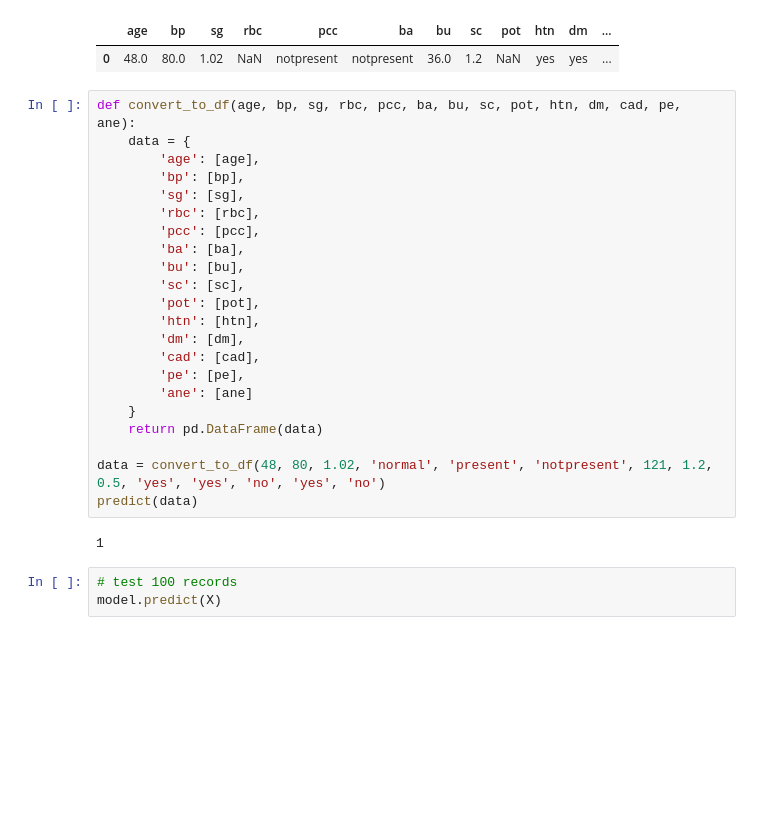
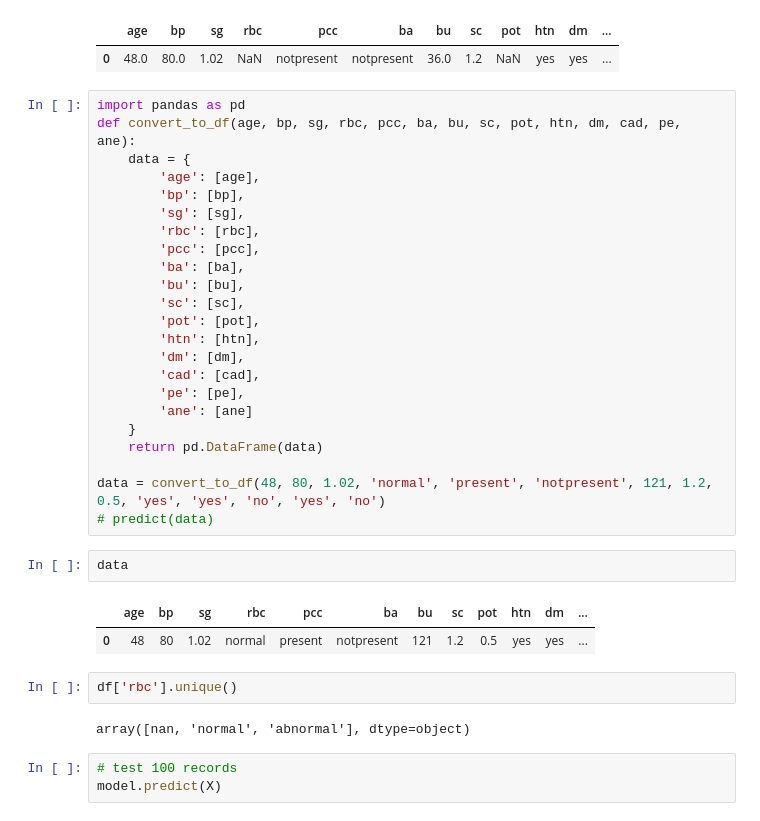
Before and after one commit to zaid-kamil/kidney-disease-prediction, a Jupyter notebook: ckd_ml.ipynb, the cells around one changed output. Cells and saved outputs as stored; diff of their text form; blank space fills up the shorter version.

```diff
--- a/ckd_ml.ipynb
+++ b/ckd_ml.ipynb
@@ -490,6 +490,7 @@ X.iloc[0:1, :]
 |  | age | bp | sg | rbc | pcc | ba | bu | sc | pot | htn | dm | ... |
 | 0 | 48.0 | 80.0 | 1.02 | NaN | notpresent | notpresent | 36.0 | 1.2 | NaN | yes | yes | ... |
 # %%
+import pandas as pd
 def convert_to_df(age, bp, sg, rbc, pcc, ba, bu, sc, pot, htn, dm, cad, pe, ane):
     data = {
         'age': [age],
@@ -510,9 +511,16 @@ def convert_to_df(age, bp, sg, rbc, pcc, ba, bu, sc, pot, htn, dm, cad, pe, ane)
     return pd.DataFrame(data)
 
 data = convert_to_df(48, 80, 1.02, 'normal', 'present', 'notpresent', 121, 1.2, 0.5, 'yes', 'yes', 'no', 'yes', 'no')
-predict(data)
+# predict(data)
-# %% [output]
-1
+# %%
+data
+# %% [output]
+|  | age | bp | sg | rbc | pcc | ba | bu | sc | pot | htn | dm | ... |
+| 0 | 48 | 80 | 1.02 | normal | present | notpresent | 121 | 1.2 | 0.5 | yes | yes | ... |
+# %%
+df['rbc'].unique()
+# %% [output]
+array([nan, 'normal', 'abnormal'], dtype=object)
 # %%
 # test 100 records
 model.predict(X)
```
Also changed, not shown: 2 other files.
